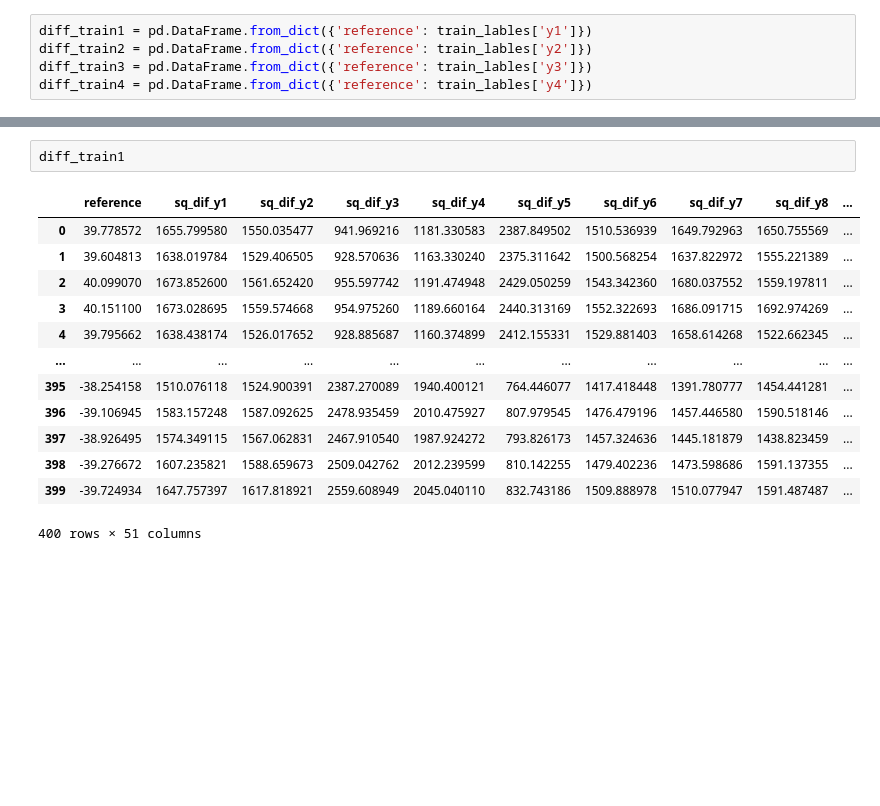
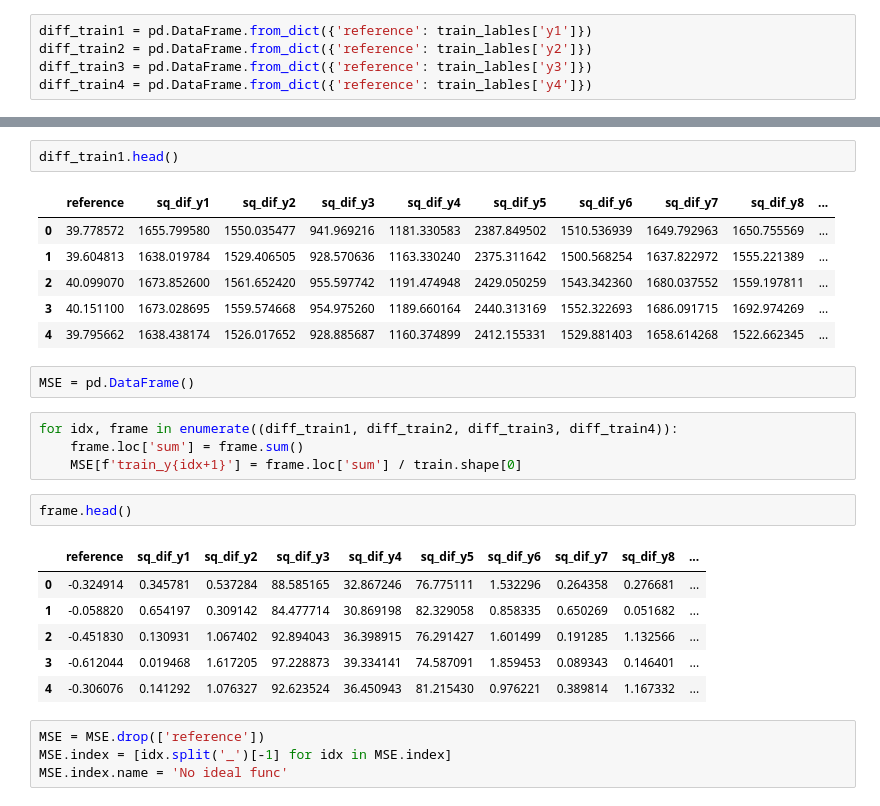
Before and after one commit to Fful/pyprog-course-WA, a Jupyter notebook: data_processing.ipynb, the cells around one changed output, grey strips where cells are left out. Cells and saved outputs as stored; diff of their text form; blank space fills up the shorter version.

```diff
--- a/data_processing.ipynb
+++ b/data_processing.ipynb
@@ -84,16 +81,28 @@ for (ideal_name, ideal_lable) in ideal_lables.iteritems():
 # %%
-diff_train1
+diff_train1.head()
 # %% [output]
 |  | reference | sq_dif_y1 | sq_dif_y2 | sq_dif_y3 | sq_dif_y4 | sq_dif_y5 | sq_dif_y6 | sq_dif_y7 | sq_dif_y8 | ... |
 | 0 | 39.778572 | 1655.799580 | 1550.035477 | 941.969216 | 1181.330583 | 2387.849502 | 1510.536939 | 1649.792963 | 1650.755569 | ... |
 | 1 | 39.604813 | 1638.019784 | 1529.406505 | 928.570636 | 1163.330240 | 2375.311642 | 1500.568254 | 1637.822972 | 1555.221389 | ... |
 | 2 | 40.099070 | 1673.852600 | 1561.652420 | 955.597742 | 1191.474948 | 2429.050259 | 1543.342360 | 1680.037552 | 1559.197811 | ... |
 | 3 | 40.151100 | 1673.028695 | 1559.574668 | 954.975260 | 1189.660164 | 2440.313169 | 1552.322693 | 1686.091715 | 1692.974269 | ... |
 | 4 | 39.795662 | 1638.438174 | 1526.017652 | 928.885687 | 1160.374899 | 2412.155331 | 1529.881403 | 1658.614268 | 1522.662345 | ... |
-| ... | ... | ... | ... | ... | ... | ... | ... | ... | ... | ... |
-| 395 | -38.254158 | 1510.076118 | 1524.900391 | 2387.270089 | 1940.400121 | 764.446077 | 1417.418448 | 1391.780777 | 1454.441281 | ... |
-| 396 | -39.106945 | 1583.157248 | 1587.092625 | 2478.935459 | 2010.475927 | 807.979545 | 1476.479196 | 1457.446580 | 1590.518146 | ... |
-| 397 | -38.926495 | 1574.349115 | 1567.062831 | 2467.910540 | 1987.924272 | 793.826173 | 1457.324636 | 1445.181879 | 1438.823459 | ... |
-| 398 | -39.276672 | 1607.235821 | 1588.659673 | 2509.042762 | 2012.239599 | 810.142255 | 1479.402236 | 1473.598686 | 1591.137355 | ... |
-| 399 | -39.724934 | 1647.757397 | 1617.818921 | 2559.608949 | 2045.040110 | 832.743186 | 1509.888978 | 1510.077947 | 1591.487487 | ... |
-400 rows × 51 columns
+# %%
+MSE = pd.DataFrame()
+# %%
+for idx, frame in enumerate((diff_train1, diff_train2, diff_train3, diff_train4)):
+    frame.loc['sum'] = frame.sum()
+    MSE[f'train_y{idx+1}'] = frame.loc['sum'] / train.shape[0]
+# %%
+frame.head()
+# %% [output]
+|  | reference | sq_dif_y1 | sq_dif_y2 | sq_dif_y3 | sq_dif_y4 | sq_dif_y5 | sq_dif_y6 | sq_dif_y7 | sq_dif_y8 | ... |
+| 0 | -0.324914 | 0.345781 | 0.537284 | 88.585165 | 32.867246 | 76.775111 | 1.532296 | 0.264358 | 0.276681 | ... |
+| 1 | -0.058820 | 0.654197 | 0.309142 | 84.477714 | 30.869198 | 82.329058 | 0.858335 | 0.650269 | 0.051682 | ... |
+| 2 | -0.451830 | 0.130931 | 1.067402 | 92.894043 | 36.398915 | 76.291427 | 1.601499 | 0.191285 | 1.132566 | ... |
+| 3 | -0.612044 | 0.019468 | 1.617205 | 97.228873 | 39.334141 | 74.587091 | 1.859453 | 0.089343 | 0.146401 | ... |
+| 4 | -0.306076 | 0.141292 | 1.076327 | 92.623524 | 36.450943 | 81.215430 | 0.976221 | 0.389814 | 1.167332 | ... |
+# %%
+MSE = MSE.drop(['reference'])
+MSE.index = [idx.split('_')[-1] for idx in MSE.index]
+MSE.index.name = 'No ideal func'
```
Also changed, not shown: parts of 18 cells of this notebook.
